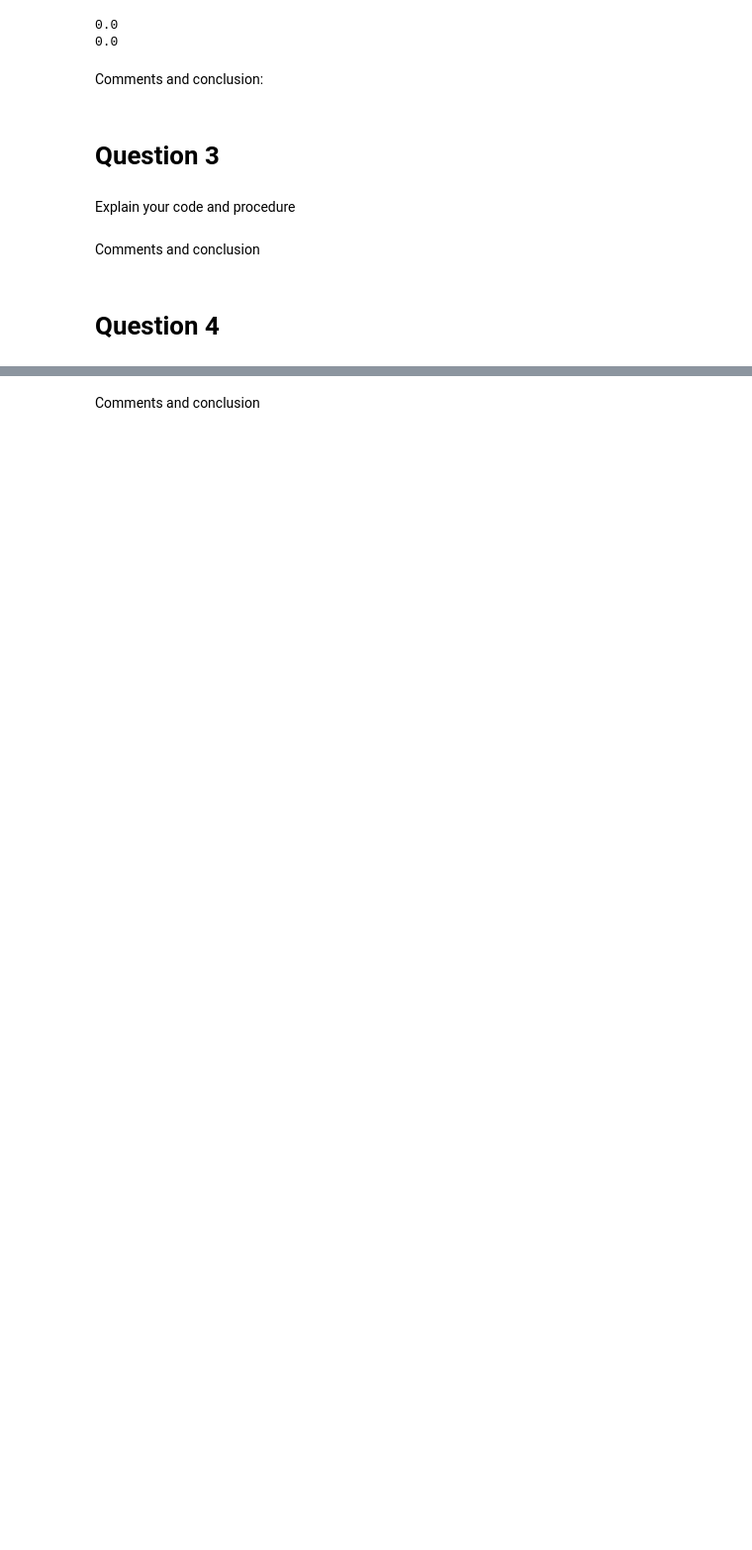
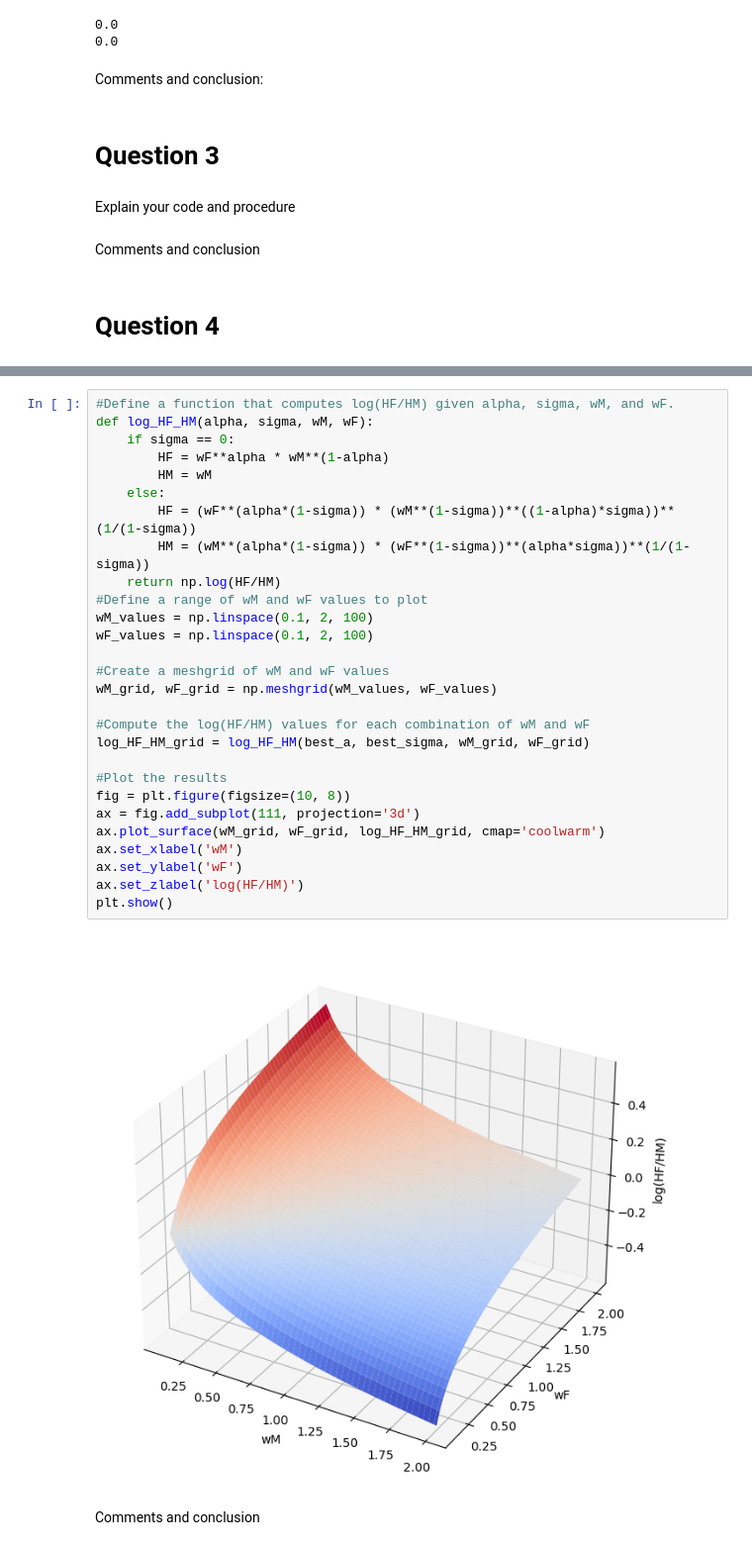
Before and after one commit to NumEconCopenhagen/projects-2023-jc, a Jupyter notebook: inauguralproject/inauguralproject.ipynb, the cells around one changed output, grey strips where cells are left out. Shown: that part at 99% size. Drawn from its saved outputs; the diff is of its cells as text; blank space fills up the shorter version.

```diff
--- a/inauguralproject/inauguralproject.ipynb
+++ b/inauguralproject/inauguralproject.ipynb
@@ -221,3 +171,33 @@ AttributeError: module 'numpy' has no attribute 'linspacea'
+# %%
+#Define a function that computes log(HF/HM) given alpha, sigma, wM, and wF.
+def log_HF_HM(alpha, sigma, wM, wF):
+    if sigma == 0:
+        HF = wF**alpha * wM**(1-alpha)
+        HM = wM
+    else:
+        HF = (wF**(alpha*(1-sigma)) * (wM**(1-sigma))**((1-alpha)*sigma))**(1/(1-sigma))
+        HM = (wM**(alpha*(1-sigma)) * (wF**(1-sigma))**(alpha*sigma))**(1/(1-sigma))
+    return np.log(HF/HM)
+#Define a range of wM and wF values to plot
+wM_values = np.linspace(0.1, 2, 100)
+wF_values = np.linspace(0.1, 2, 100)
+
+#Create a meshgrid of wM and wF values
+wM_grid, wF_grid = np.meshgrid(wM_values, wF_values)
+
+#Compute the log(HF/HM) values for each combination of wM and wF
+log_HF_HM_grid = log_HF_HM(best_a, best_sigma, wM_grid, wF_grid)
+
+#Plot the results
+fig = plt.figure(figsize=(10, 8))
+ax = fig.add_subplot(111, projection='3d')
+ax.plot_surface(wM_grid, wF_grid, log_HF_HM_grid, cmap='coolwarm')
+ax.set_xlabel('wM')
+ax.set_ylabel('wF')
+ax.set_zlabel('log(HF/HM)')
+plt.show()
+# %% [output]
+[figure, added]
 # %% [markdown]
 Comments and conclusion
 # %% [markdown]
```
Also changed, not shown: parts of 10 cells of this notebook, 1 other file.
